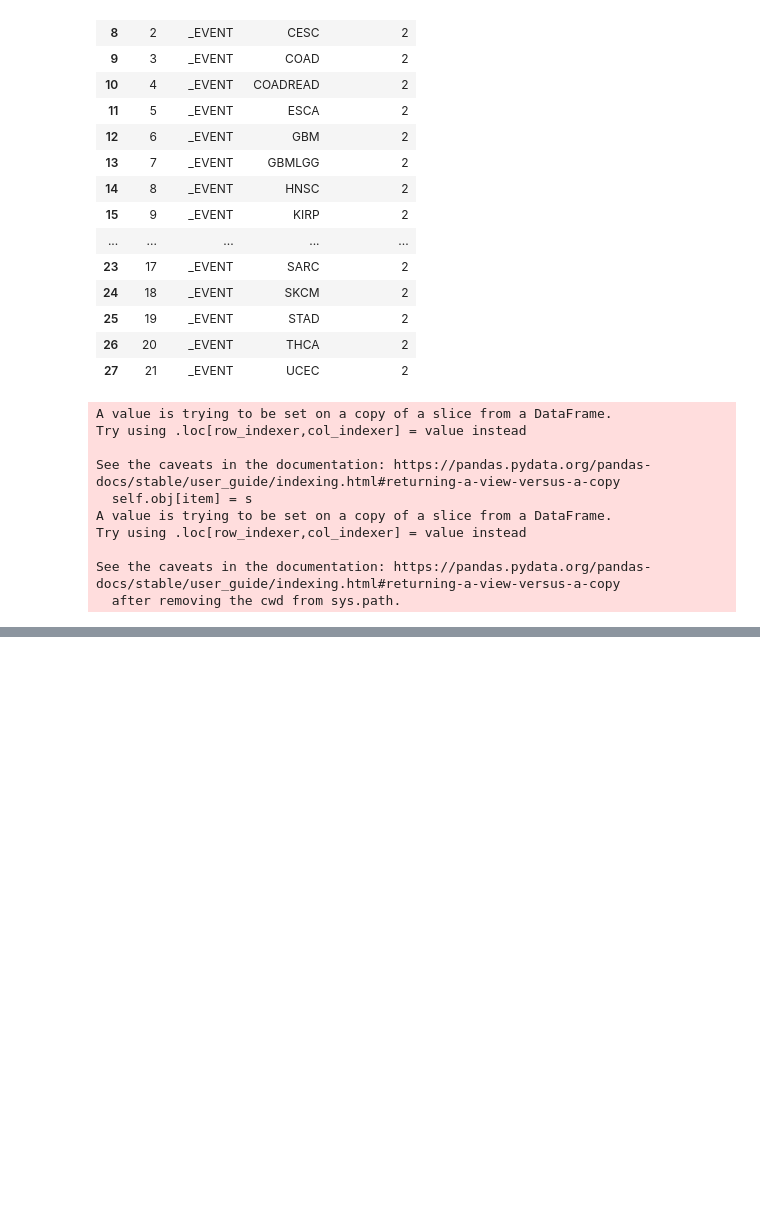
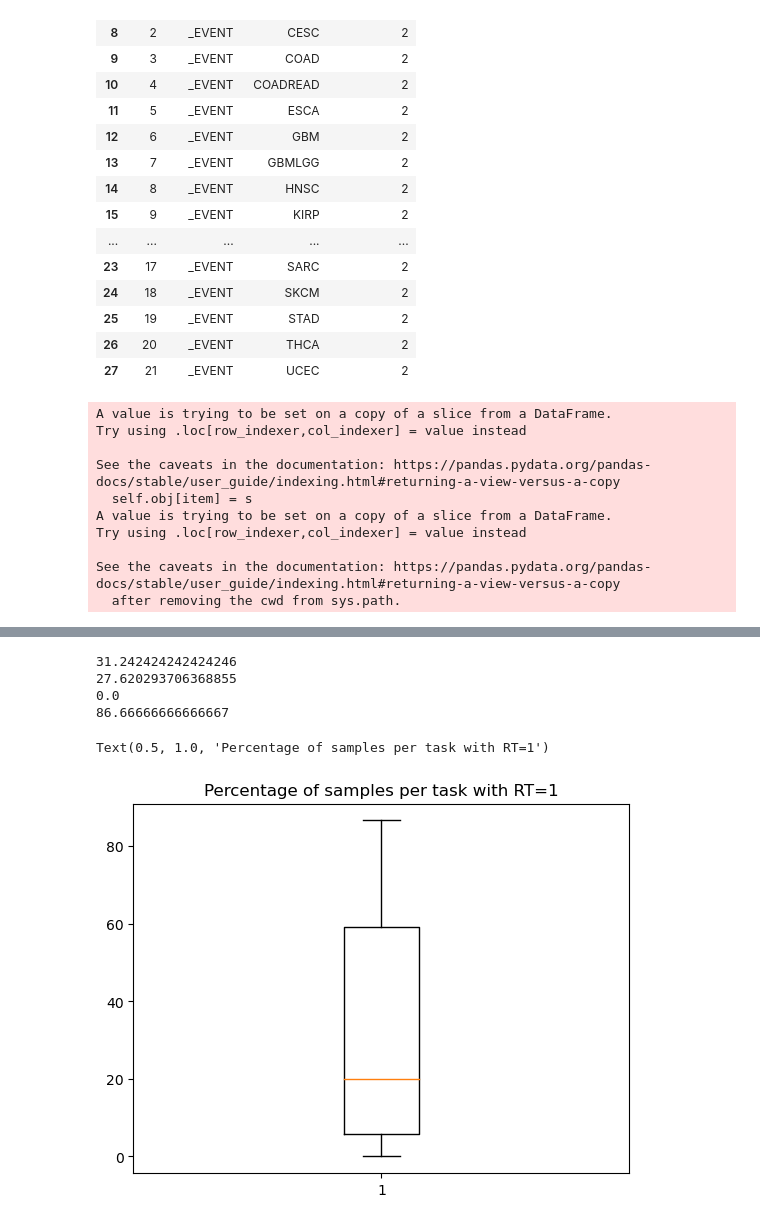
Before and after one commit to sophiewharrie/mini_TCGA_Benchmark, a Jupyter notebook: use_this_notebook_mini_TCGA_benchmark.ipynb, the cells around one changed output, grey strips where cells are left out. Saved outputs shown, nothing was run; the diff lists cells and outputs as text; code cells hidden in the pictures; blank space fills up the shorter version.

```diff
--- a/use_this_notebook_mini_TCGA_benchmark.ipynb
+++ b/use_this_notebook_mini_TCGA_benchmark.ipynb
@@ -259,0 +320,17 @@ dataset.to_csv(f'my_data/mini_mask.csv', index=None)
+# %%
+perc_rt = (dataset.groupby(['task']).sum()['X_radiation_therapy'] / 150).to_numpy() * 100
+
+print(perc_rt.mean())
+print(perc_rt.std())
+print(perc_rt.min())
+print(perc_rt.max())
+
+plt.boxplot(perc_rt)
+plt.title("Percentage of samples per task with RT=1")
+# %% [output]
+31.242424242424246
+27.620293706368855
+0.0
+86.66666666666667
+Text(0.5, 1.0, 'Percentage of samples per task with RT=1')
+[figure, added]
```
Also changed, not shown: parts of 6 cells of this notebook.
